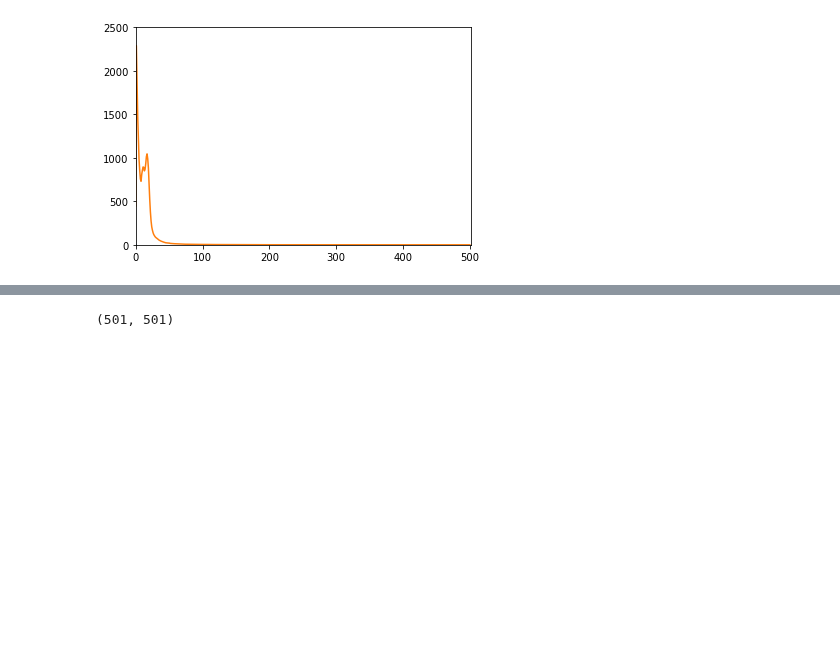
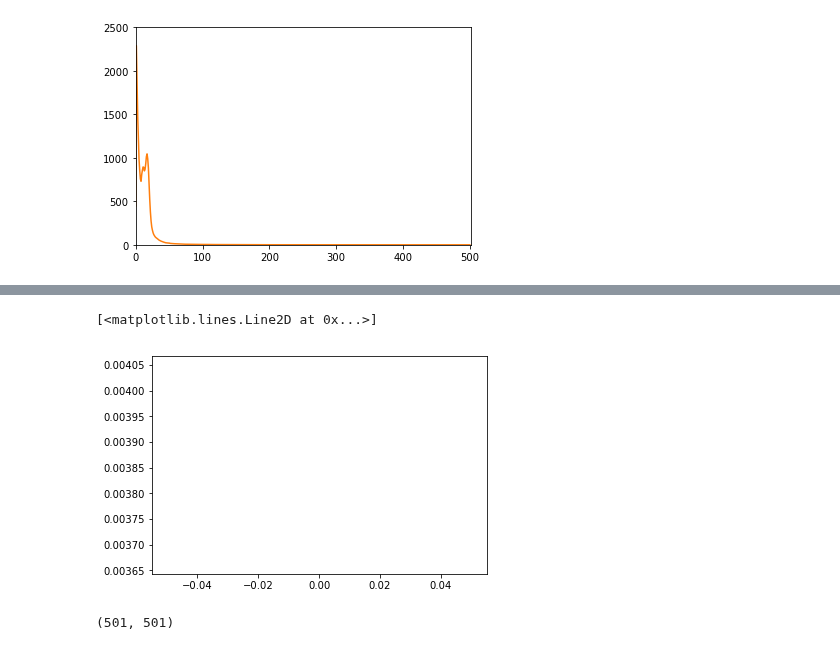
Before and after one commit to voytekresearch/SpectralCA, a Jupyter notebook: analysis_notebooks/exp_comparisons.ipynb, the cells around one changed output, grey strips where cells are left out. Cells and saved outputs as stored; diff of their text form; code cells hidden in the pictures; blank space fills up the shorter version.

```diff
--- a/analysis_notebooks/exp_comparisons.ipynb
+++ b/analysis_notebooks/exp_comparisons.ipynb
@@ -75,3 +82,8 @@ array([  4.64489380e+02,   2.42469922e+03,   2.29797925e+03,
+# %%
+plt.plot((expon.pdf(scale_)))
+# %% [output]
+[<matplotlib.lines.Line2D at 0x...>]
+[figure, added]
 # %%
 len(psd_[0]), len(x)
 # %% [output]
```
Also changed, not shown: parts of 8 cells of this notebook.
